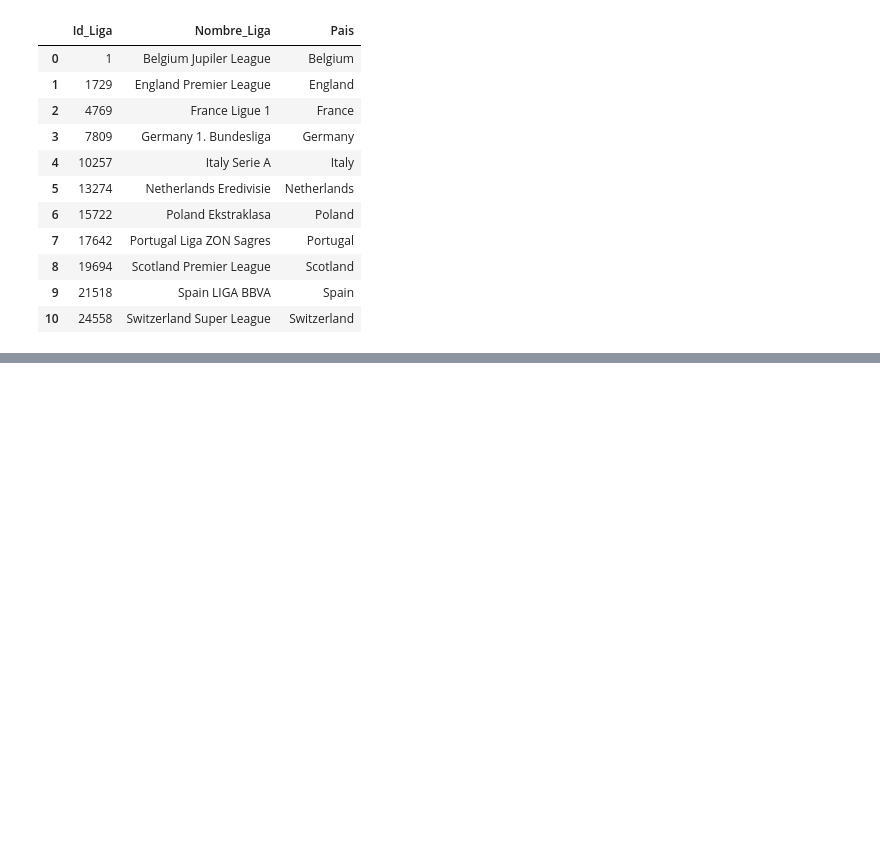
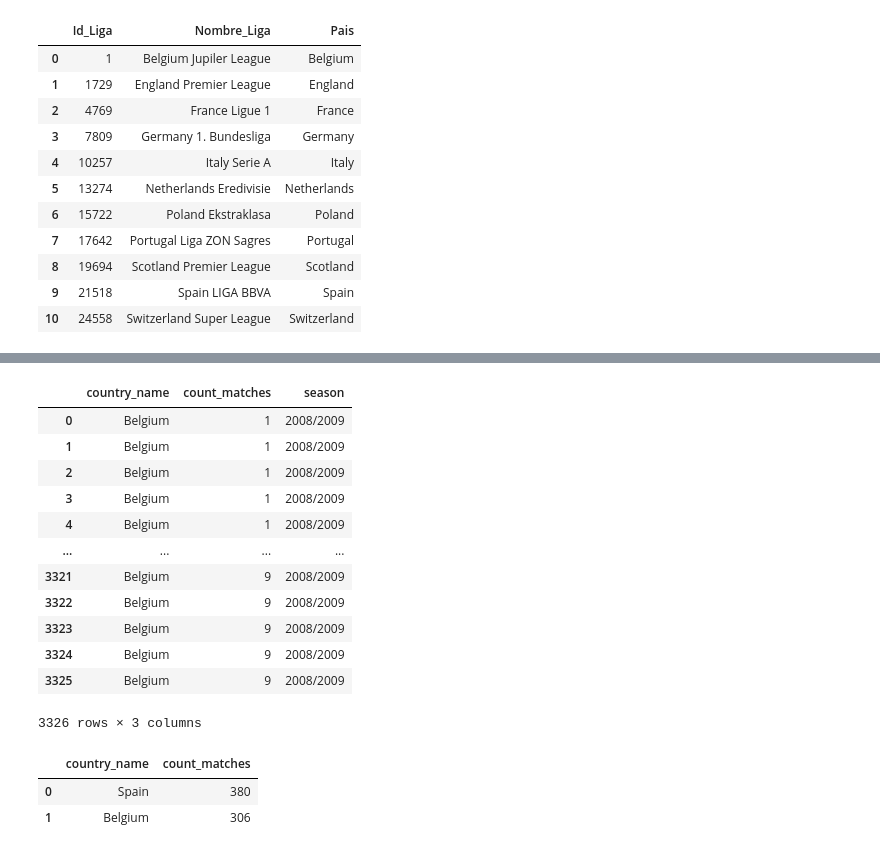
Before and after one commit to miemguri/Talentotech2024, a Jupyter notebook: 4TallerSQL.ipynb, the cells around one changed output, grey strips where cells are left out. Saved outputs shown, nothing was run; the diff lists cells and outputs as text; code cells hidden in the pictures; blank space fills up the shorter version.

```diff
--- a/4TallerSQL.ipynb
+++ b/4TallerSQL.ipynb
@@ -1318,0 +1341,36 @@ SyntaxError: incomplete input (<ipython-input-50-dc6ee5a84303>, line 1)
+# %%
+query = """ SELECT name AS country_name, stage AS count_matches, season
+          FROM country, match
+          WHERE season BETWEEN '2008' AND '2009' AND country_name = 'Belgium'; """
+#No modificar lo siguiente:
+country_matches = pd.read_sql(query, conn)
+country_matches
+# %% [output]
+|  | country_name | count_matches | season |
+| 0 | Belgium | 1 | 2008/2009 |
+| 1 | Belgium | 1 | 2008/2009 |
+| 2 | Belgium | 1 | 2008/2009 |
+| 3 | Belgium | 1 | 2008/2009 |
+| 4 | Belgium | 1 | 2008/2009 |
+| ... | ... | ... | ... |
+| 3321 | Belgium | 9 | 2008/2009 |
+| 3322 | Belgium | 9 | 2008/2009 |
+| 3323 | Belgium | 9 | 2008/2009 |
+| 3324 | Belgium | 9 | 2008/2009 |
+| 3325 | Belgium | 9 | 2008/2009 |
+3326 rows × 3 columns
+# %%
+query = """ SELECT c.name AS country_name,
+            COUNT(m.id) AS count_matches
+            FROM Match m
+            JOIN Country c ON m.country_id = c.id
+            WHERE m.season = '2008/2009'
+            AND (c.name = 'Spain' OR c.name = 'Belgium')
+            GROUP BY c.name
+            ORDER BY count_matches DESC; """
+country_matches = pd.read_sql(query, conn)
+country_matches
+# %% [output]
+|  | country_name | count_matches |
+| 0 | Spain | 380 |
+| 1 | Belgium | 306 |
```
Also changed, not shown: parts of 9 cells of this notebook.
